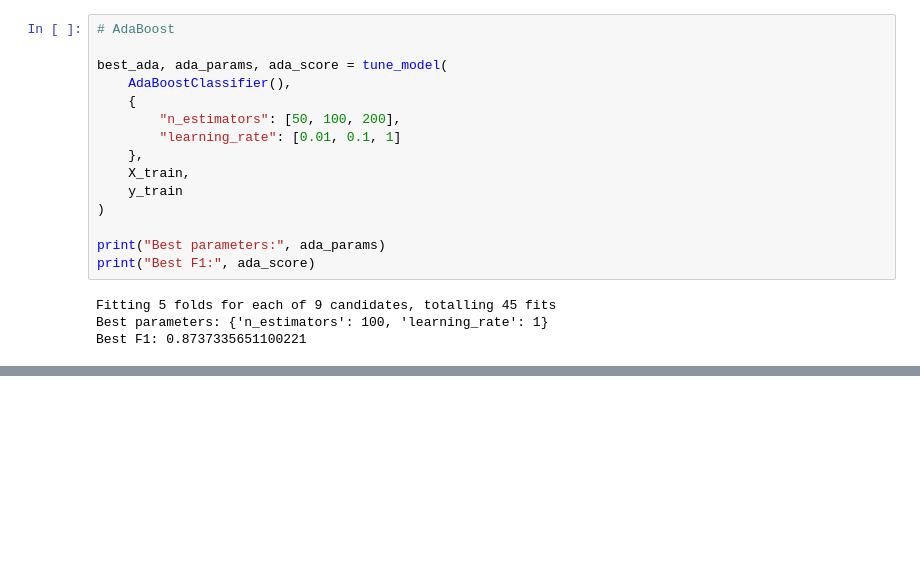
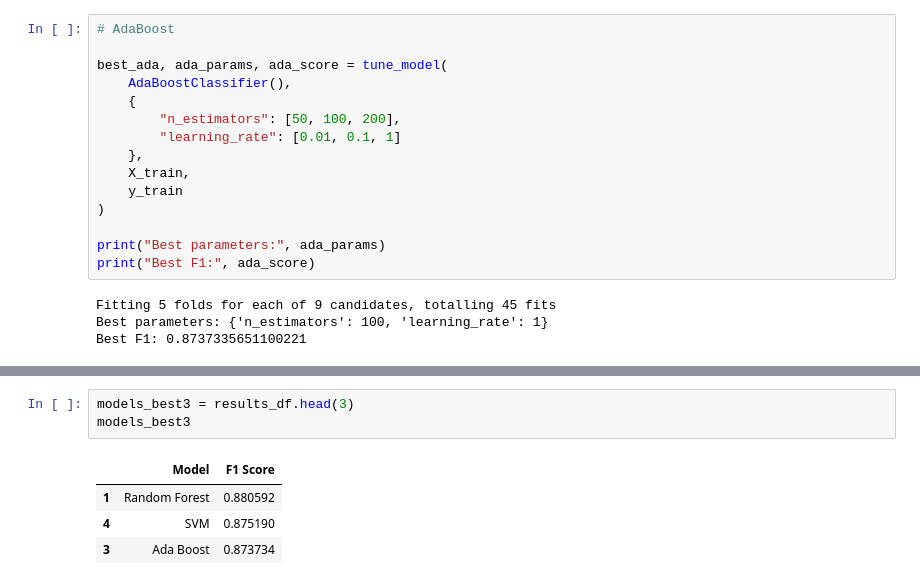
Before and after one commit to ashutoshkashyap04/Heart-disease-prediction, a Jupyter notebook: heart.ipynb, the cells around one changed output, grey strips where cells are left out. Saved outputs shown, nothing was run; the diff lists cells and outputs as text; blank space fills up the shorter version.

```diff
--- a/heart.ipynb
+++ b/heart.ipynb
@@ -390,0 +503,8 @@ Best F1: 0.8737335651100221
+# %%
+models_best3 = results_df.head(3)
+models_best3
+# %% [output]
+|  | Model | F1 Score |
+| 1 | Random Forest | 0.880592 |
+| 4 | SVM | 0.875190 |
+| 3 | Ada Boost | 0.873734 |
```
Also changed, not shown: parts of 16 cells of this notebook.
